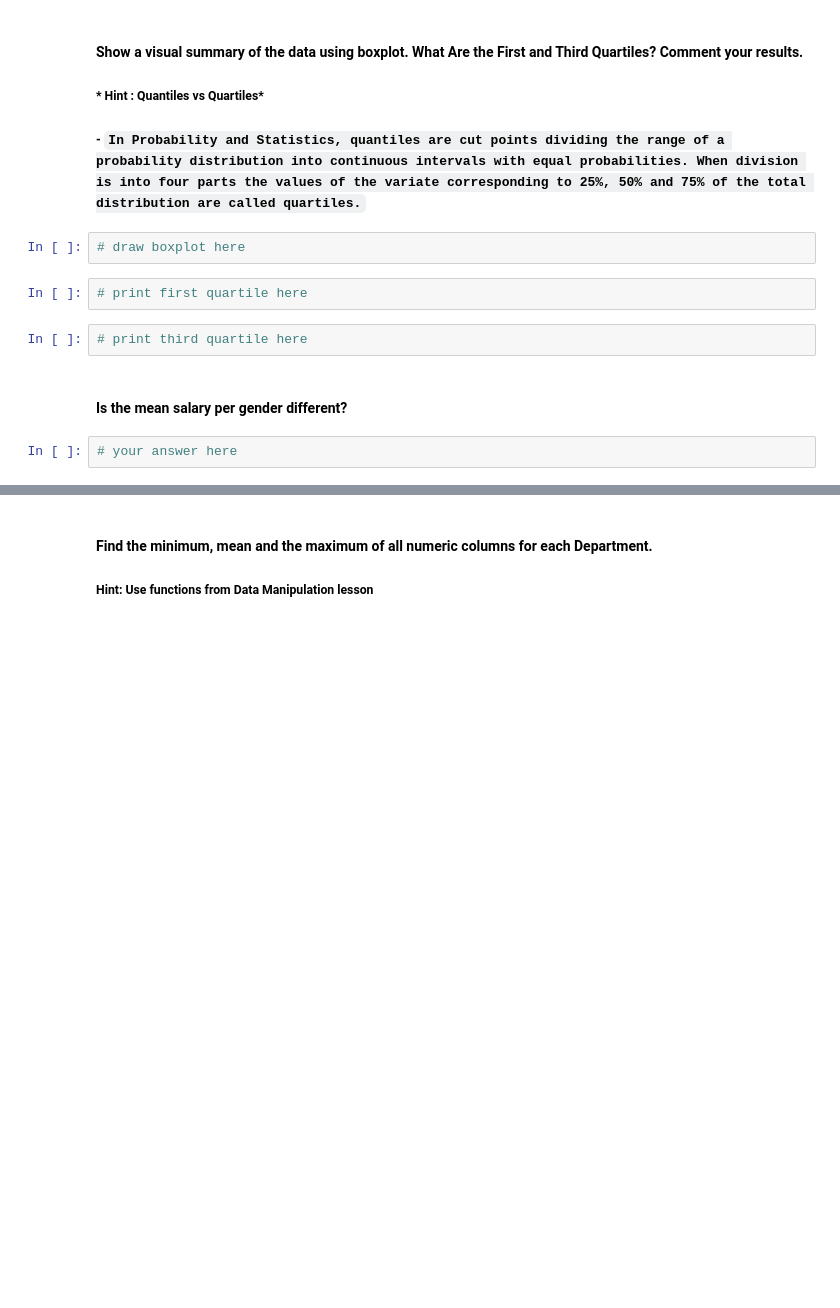
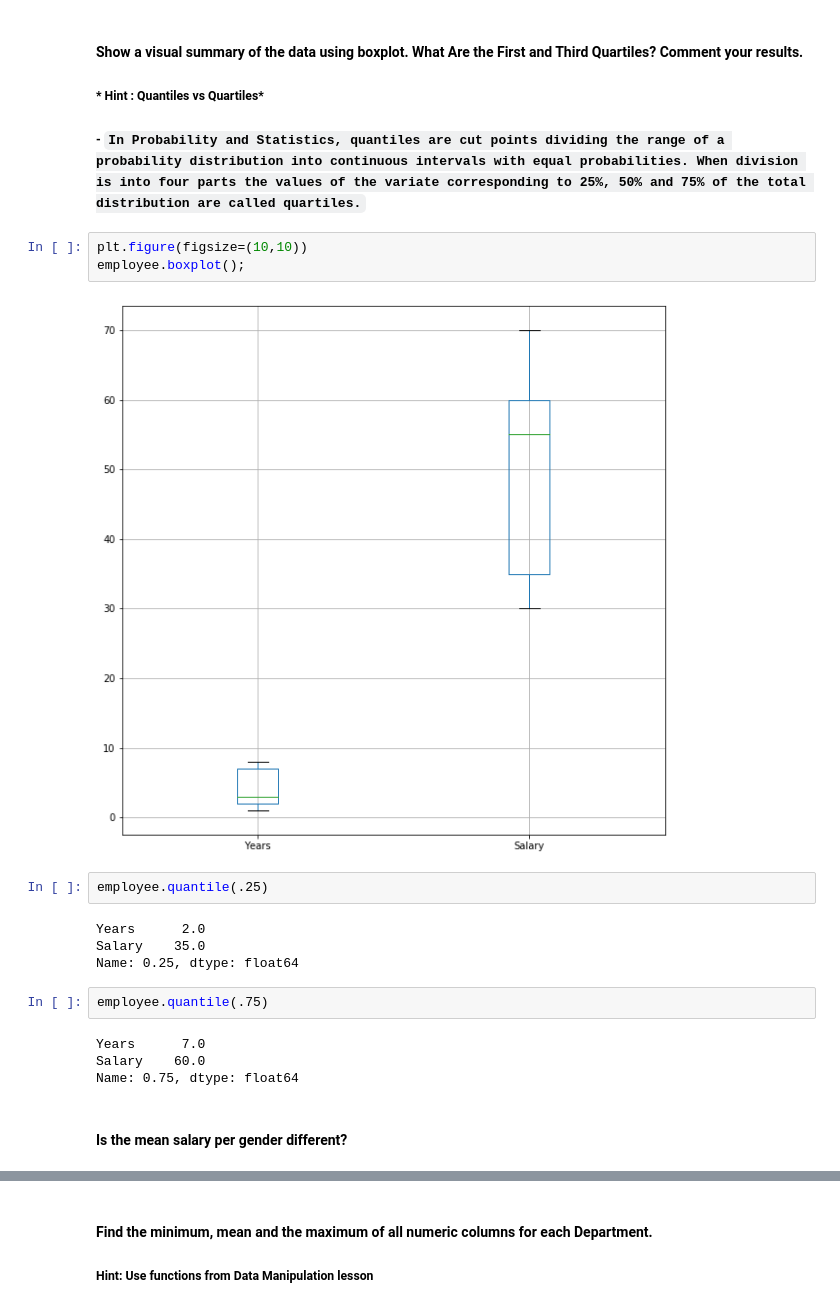
Before and after one commit to luisferlc/datamex1019, a Jupyter notebook: module-2/lab-subsetting-and-descriptive-stats/your-code/main.ipynb, the cells around one changed output, grey strips where cells are left out. Cells and saved outputs as stored; diff of their text form; blank space fills up the shorter version.

```diff
--- a/module-2/lab-subsetting-and-descriptive-stats/your-code/main.ipynb
+++ b/module-2/lab-subsetting-and-descriptive-stats/your-code/main.ipynb
@@ -237,13 +240,22 @@ employee.groupby(['Name', 'Years']).agg({'Years':'mean'})
 #### Show a visual summary of the data using boxplot. What Are the First and Third Quartiles? Comment your results.
 ##### * Hint : Quantiles vs Quartiles*
 ##### - `In Probability and Statistics, quantiles are cut points dividing the range of a probability distribution into continuous intervals with equal probabilities. When division is into four parts the values of the variate corresponding to 25%, 50% and 75% of the total distribution are called quartiles.`
-# %%
-# draw boxplot here
-# %%
-# print first quartile here
-# %%
-# print third quartile here
+# %%
+plt.figure(figsize=(10,10))
+employee.boxplot();
+# %% [output]
+[figure, added]
+# %%
+employee.quantile(.25)
+# %% [output]
+Years      2.0
+Salary    35.0
+Name: 0.25, dtype: float64
+# %%
+employee.quantile(.75)
+# %% [output]
+Years      7.0
+Salary    60.0
+Name: 0.75, dtype: float64
 # %% [markdown]
 #### Is the mean salary per gender different?
-# %%
-# your answer here
```
Also changed, not shown: parts of 6 cells of this notebook.
